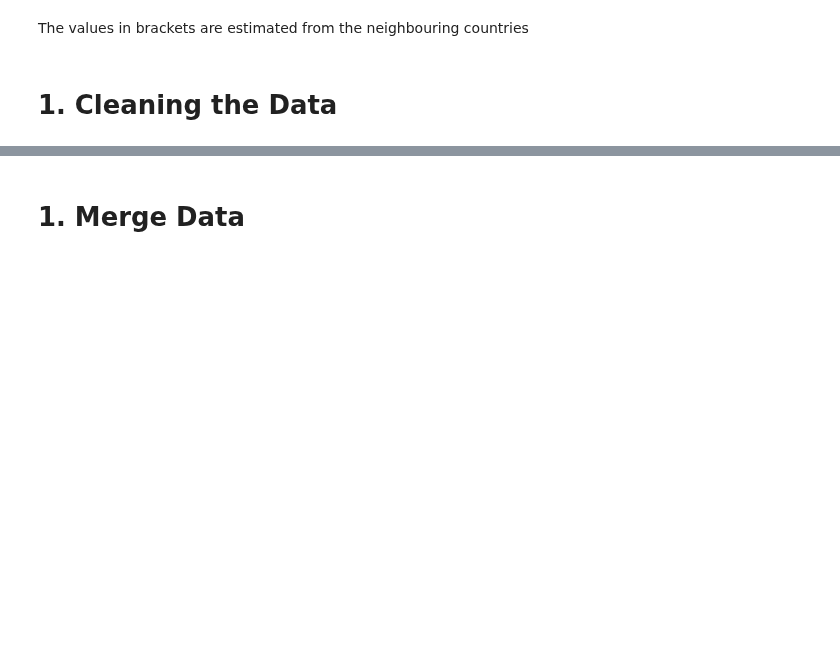
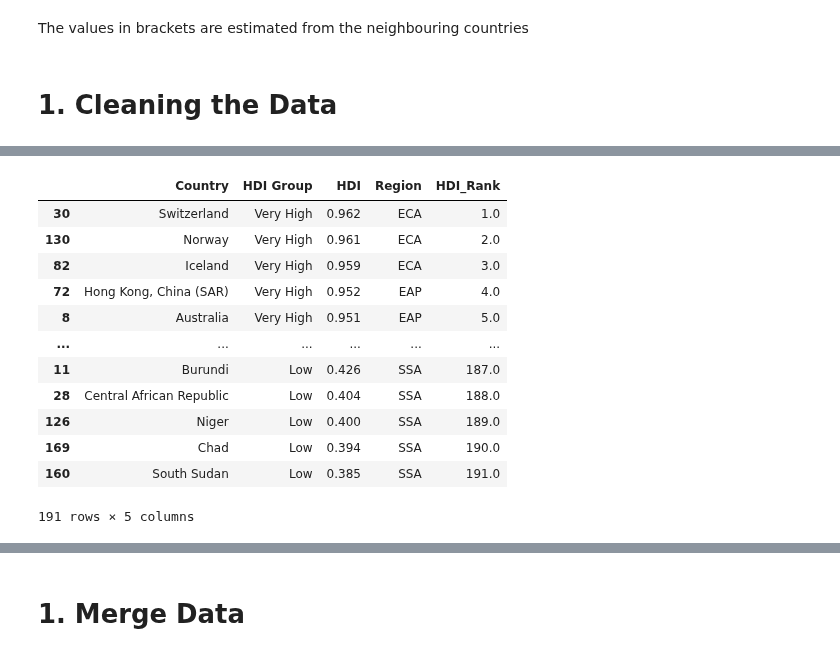
Before and after one commit to jakthehut/HDI-IQ-Analysis, a Jupyter notebook: hdi_iq_analysis.ipynb, the cells around one changed output, grey strips where cells are left out. Saved outputs shown, nothing was run; the diff lists cells and outputs as text; code cells hidden in the pictures; blank space fills up the shorter version.

```diff
--- a/hdi_iq_analysis.ipynb
+++ b/hdi_iq_analysis.ipynb
@@ -234,0 +320,17 @@ The values in brackets are estimated from the neighbouring countries
+# %%
+# Sorting the countries by the HDI
+hdi_df.sort_values(by=['HDI'], ascending=False)
+# %% [output]
+|  | Country | HDI Group | HDI | Region | HDI_Rank |
+| 30 | Switzerland | Very High | 0.962 | ECA | 1.0 |
+| 130 | Norway | Very High | 0.961 | ECA | 2.0 |
+| 82 | Iceland | Very High | 0.959 | ECA | 3.0 |
+| 72 | Hong Kong, China (SAR) | Very High | 0.952 | EAP | 4.0 |
+| 8 | Australia | Very High | 0.951 | EAP | 5.0 |
+| ... | ... | ... | ... | ... | ... |
+| 11 | Burundi | Low | 0.426 | SSA | 187.0 |
+| 28 | Central African Republic | Low | 0.404 | SSA | 188.0 |
+| 126 | Niger | Low | 0.400 | SSA | 189.0 |
+| 169 | Chad | Low | 0.394 | SSA | 190.0 |
+| 160 | South Sudan | Low | 0.385 | SSA | 191.0 |
+191 rows × 5 columns
```
Also changed, not shown: parts of 28 cells of this notebook.
